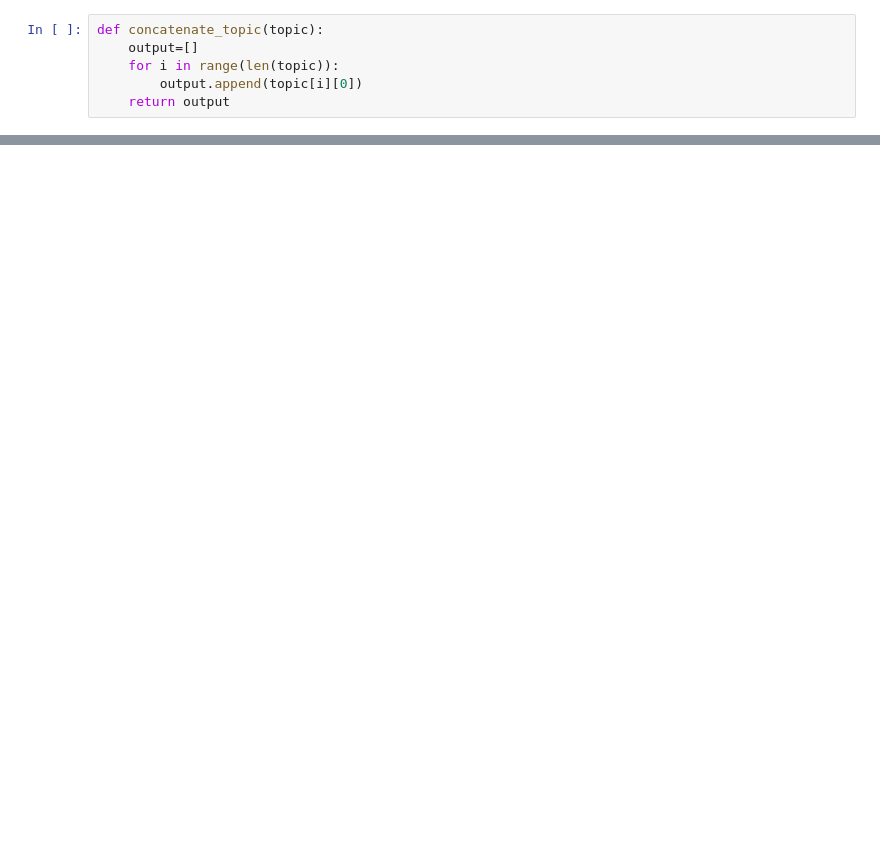
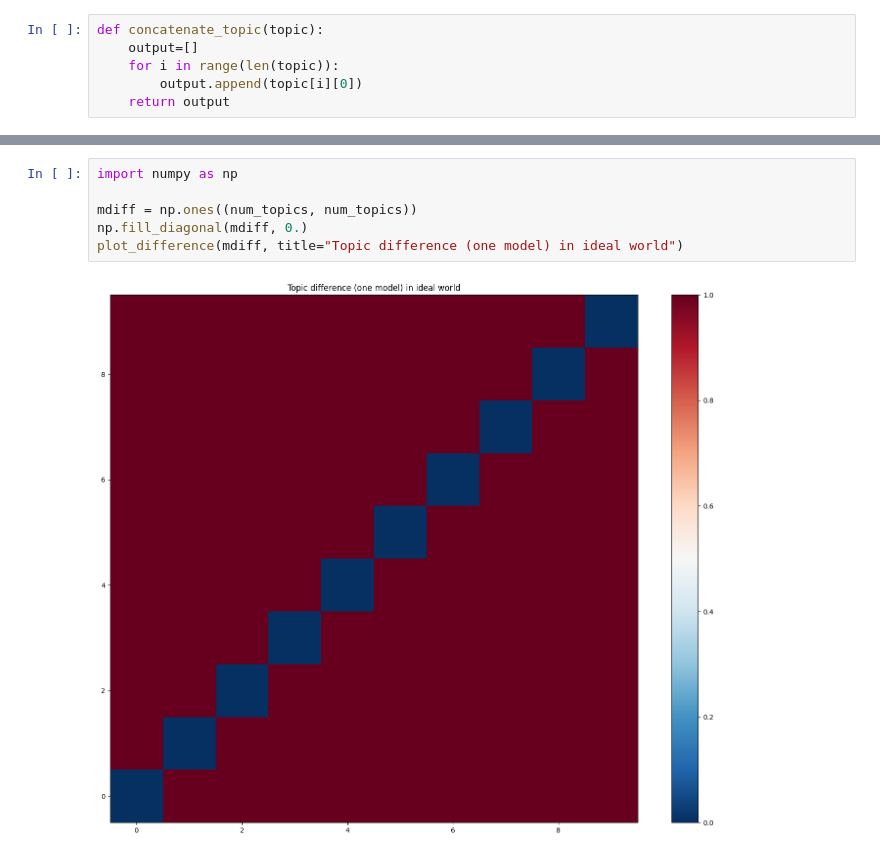
Before and after one commit to mojoee/03_UrbanDevelopmentTaiwan, a Jupyter notebook: LSAJOIN.ipynb, the cells around one changed output, grey strips where cells are left out. Cells and saved outputs as stored; diff of their text form; blank space fills up the shorter version.

```diff
--- a/LSAJOIN.ipynb
+++ b/LSAJOIN.ipynb
@@ -216,0 +328,8 @@ for i in range(num_topics):
+# %%
+import numpy as np
+
+mdiff = np.ones((num_topics, num_topics))
+np.fill_diagonal(mdiff, 0.)
+plot_difference(mdiff, title="Topic difference (one model) in ideal world")
+# %% [output]
+[figure, added]
```
Also changed, not shown: parts of 29 cells of this notebook, 3 other files.
